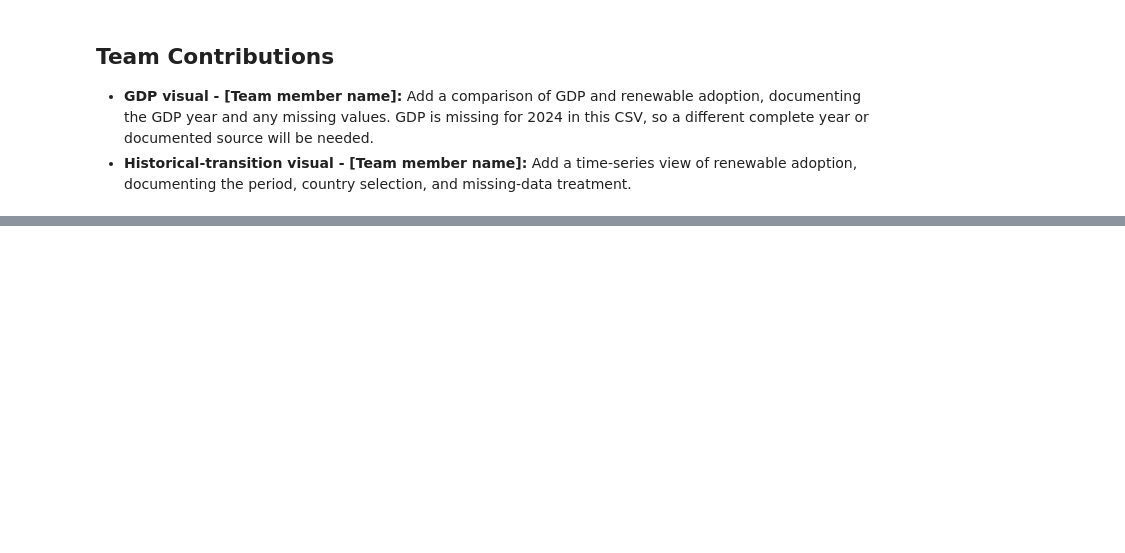
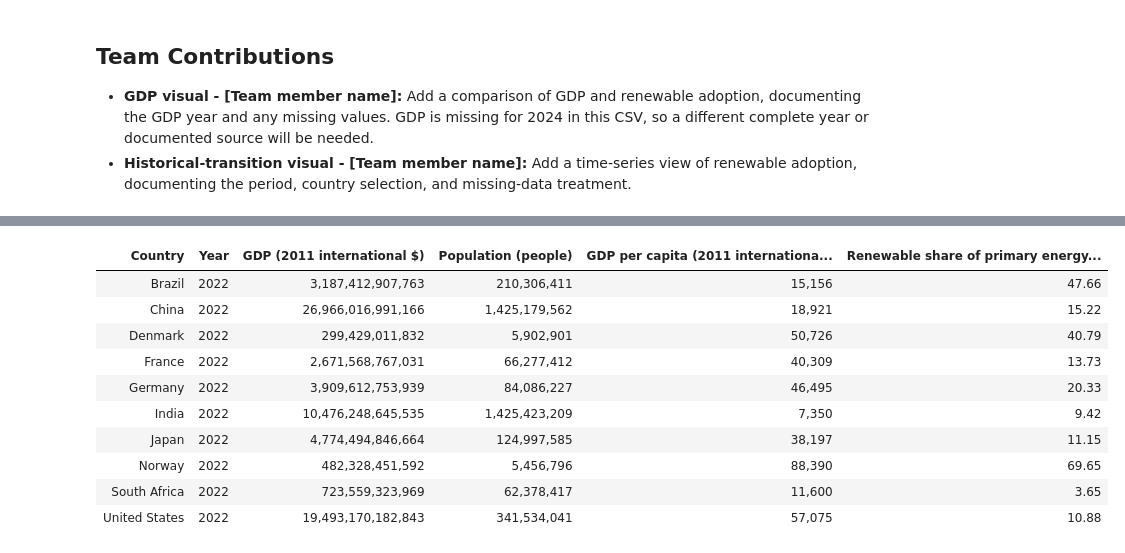
Before and after one commit to ayaa137/DataStory_Energy, a Jupyter notebook: notebooks/03_visual_drafts.ipynb, the cells around one changed output, grey strips where cells are left out. Drawn from its saved outputs; the diff is of its cells as text; code cells hidden in the pictures; blank space fills up the shorter version.

```diff
--- a/notebooks/03_visual_drafts.ipynb
+++ b/notebooks/03_visual_drafts.ipynb
@@ -122,0 +186,28 @@ Stacking supports comparison of the three sources' combined shares and their com
+# %%
+v3_validation = v3_frame[[
+    "country", "year", "gdp", "population", "gdp_per_capita",
+    "renewables_share_energy",
+]].rename(columns={
+    "country": "Country", "year": "Year",
+    "gdp": "GDP (2011 international $)", "population": "Population (people)",
+    "gdp_per_capita": "GDP per capita (2011 international $ / person)",
+    "renewables_share_energy": "Renewable share of primary energy (%)",
+}).reset_index(drop=True)
+display(v3_validation.style.hide(axis="index").format({
+    "Year": "{:.0f}", "GDP (2011 international $)": "{:,.0f}",
+    "Population (people)": "{:,.0f}",
+    "GDP per capita (2011 international $ / person)": "{:,.0f}",
+    "Renewable share of primary energy (%)": "{:.2f}",
+}))
+# %% [output]
+| Country | Year | GDP (2011 international $) | Population (people) | GDP per capita (2011 internationa... | Renewable share of primary energy... |
+| Brazil | 2022 | 3,187,412,907,763 | 210,306,411 | 15,156 | 47.66 |
+| China | 2022 | 26,966,016,991,166 | 1,425,179,562 | 18,921 | 15.22 |
+| Denmark | 2022 | 299,429,011,832 | 5,902,901 | 50,726 | 40.79 |
+| France | 2022 | 2,671,568,767,031 | 66,277,412 | 40,309 | 13.73 |
+| Germany | 2022 | 3,909,612,753,939 | 84,086,227 | 46,495 | 20.33 |
+| India | 2022 | 10,476,248,645,535 | 1,425,423,209 | 7,350 | 9.42 |
+| Japan | 2022 | 4,774,494,846,664 | 124,997,585 | 38,197 | 11.15 |
+| Norway | 2022 | 482,328,451,592 | 5,456,796 | 88,390 | 69.65 |
+| South Africa | 2022 | 723,559,323,969 | 62,378,417 | 11,600 | 3.65 |
+| United States | 2022 | 19,493,170,182,843 | 341,534,041 | 57,075 | 10.88 |
```
Also changed, not shown: parts of 6 cells of this notebook, 3 other files.
